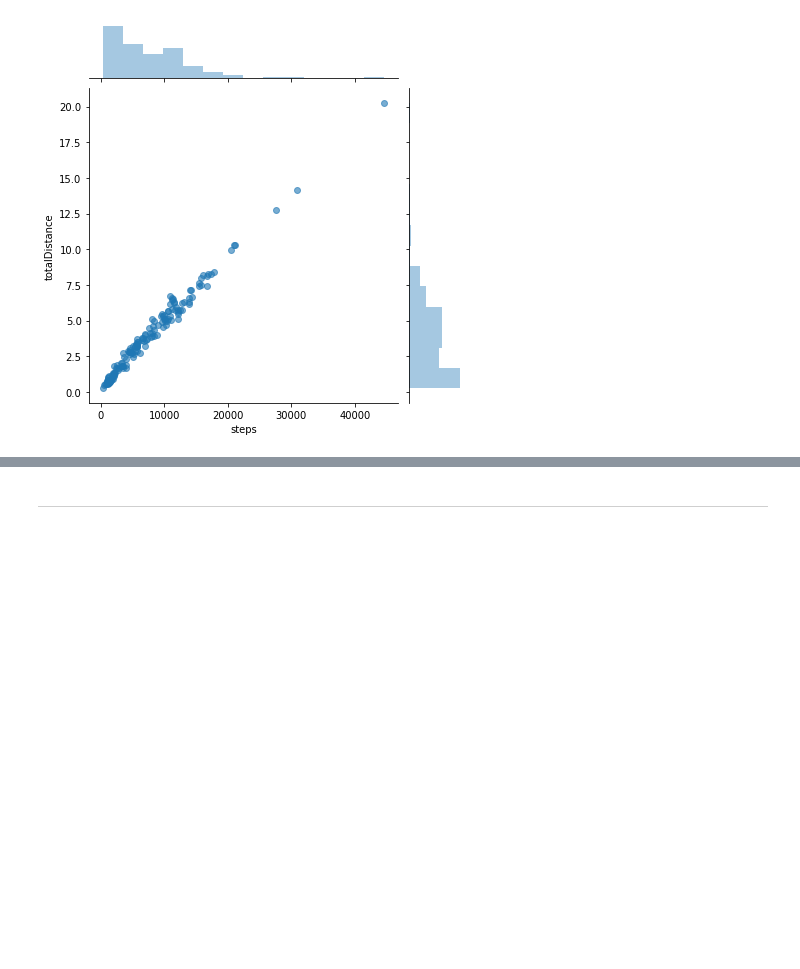
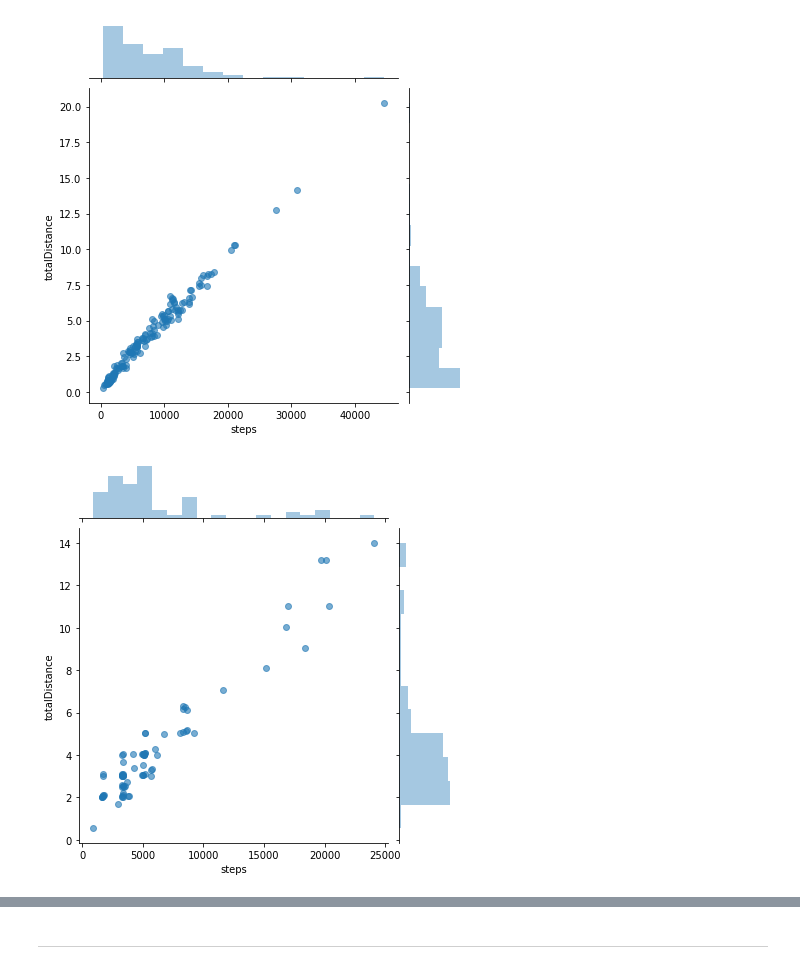
Before and after one commit to gregmames/HealthTracking, a Jupyter notebook: apple_health_data_processor.ipynb, the cells around one changed output, grey strips where cells are left out. Saved outputs shown, nothing was run; the diff lists cells and outputs as text; code cells hidden in the pictures; blank space fills up the shorter version.

```diff
--- a/apple_health_data_processor.ipynb
+++ b/apple_health_data_processor.ipynb
@@ -799,6 +815,12 @@ grid = sns.jointplot(Workout2[Workout2.workoutActivityType=='Walking'].steps,\
 # grid.ax_joint.set_aspect('equal')
 # %% [output]
 [figure]
+# %%
+grid = sns.jointplot(Workout2[Workout2.workoutActivityType=='Running'].steps,\
+         Workout2[Workout2.workoutActivityType=='Running'].totalDistance, alpha=0.6);
+# grid.ax_joint.set_aspect('equal')
+# %% [output]
+[figure, added]
 # %%
 # Cumulative exercise mileage for the year
 Workout2['date'] = pd.to_datetime(Workout2['date'])
```
Also changed, not shown: parts of 22 cells of this notebook.
